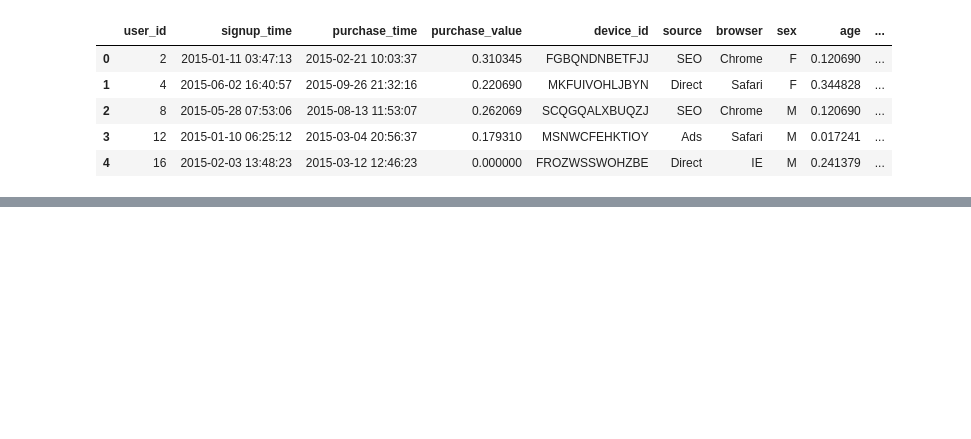
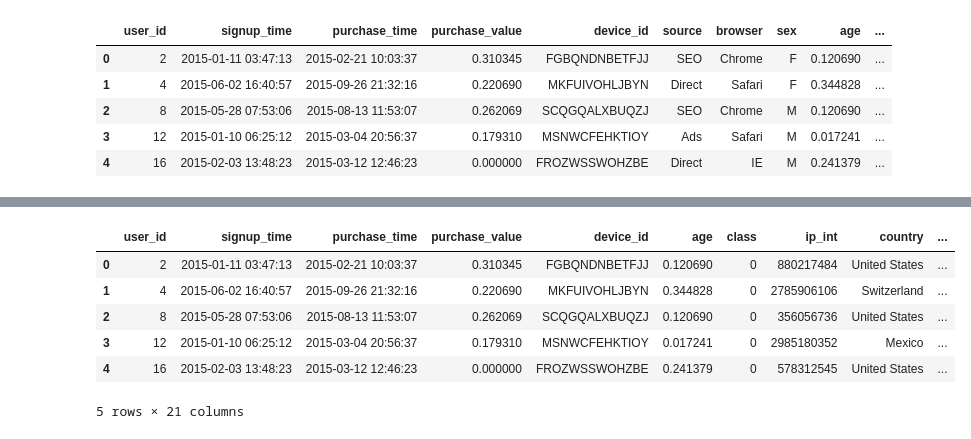
Before and after one commit to GetieBalew24/adey-ecommerce-banking-fraud-detection, a Jupyter notebook: notebooks/EDA_and_preprocessing.ipynb, the cells around one changed output, grey strips where cells are left out. Saved outputs shown, nothing was run; the diff lists cells and outputs as text; code cells hidden in the pictures; blank space fills up the shorter version.

Commit message:
Categorical Features

```diff
--- a/notebooks/EDA_and_preprocessing.ipynb
+++ b/notebooks/EDA_and_preprocessing.ipynb
@@ -392,0 +397,6 @@ normalized_data.head()
+# %%
+# Define the categorical features to be encoded.
+categorical_features = ['source', 'browser', 'sex']
+
+# Encode the specified categorical features in the normalized data.
+processed_data = processor.encode_categorical_data(normalized_data, categorical_features)
@@ -392,0 +406,10 @@ normalized_data.head()
+# %%
+processed_data.head()
+# %% [output]
+|  | user_id | signup_time | purchase_time | purchase_value | device_id | age | class | ip_int | country | ... |
+| 0 | 2 | 2015-01-11 03:47:13 | 2015-02-21 10:03:37 | 0.310345 | FGBQNDNBETFJJ | 0.120690 | 0 | 880217484 | United States | ... |
+| 1 | 4 | 2015-06-02 16:40:57 | 2015-09-26 21:32:16 | 0.220690 | MKFUIVOHLJBYN | 0.344828 | 0 | 2785906106 | Switzerland | ... |
+| 2 | 8 | 2015-05-28 07:53:06 | 2015-08-13 11:53:07 | 0.262069 | SCQGQALXBUQZJ | 0.120690 | 0 | 356056736 | United States | ... |
+| 3 | 12 | 2015-01-10 06:25:12 | 2015-03-04 20:56:37 | 0.179310 | MSNWCFEHKTIOY | 0.017241 | 0 | 2985180352 | Mexico | ... |
+| 4 | 16 | 2015-02-03 13:48:23 | 2015-03-12 12:46:23 | 0.000000 | FROZWSSWOHZBE | 0.241379 | 0 | 578312545 | United States | ... |
+5 rows × 21 columns
```
Also changed, not shown: parts of 20 cells of this notebook, 1 other file.
